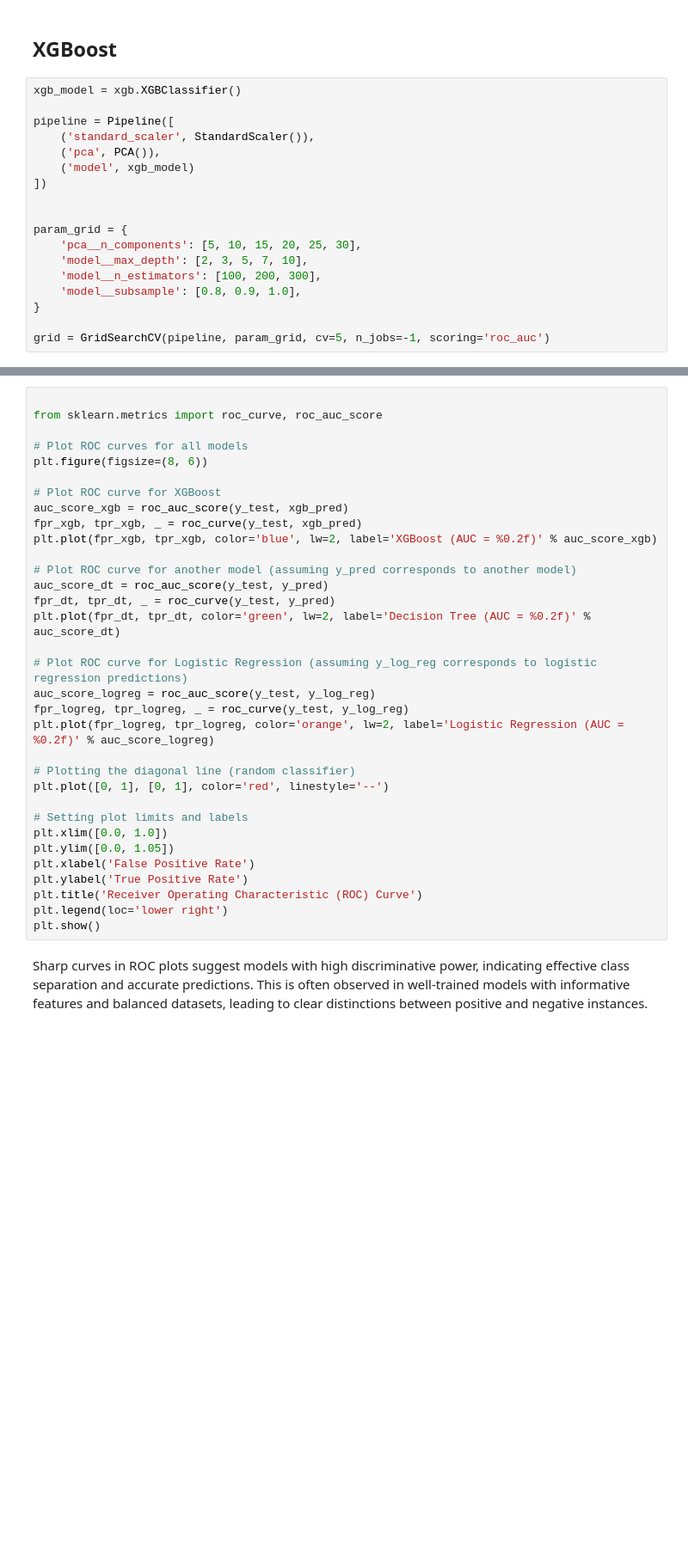
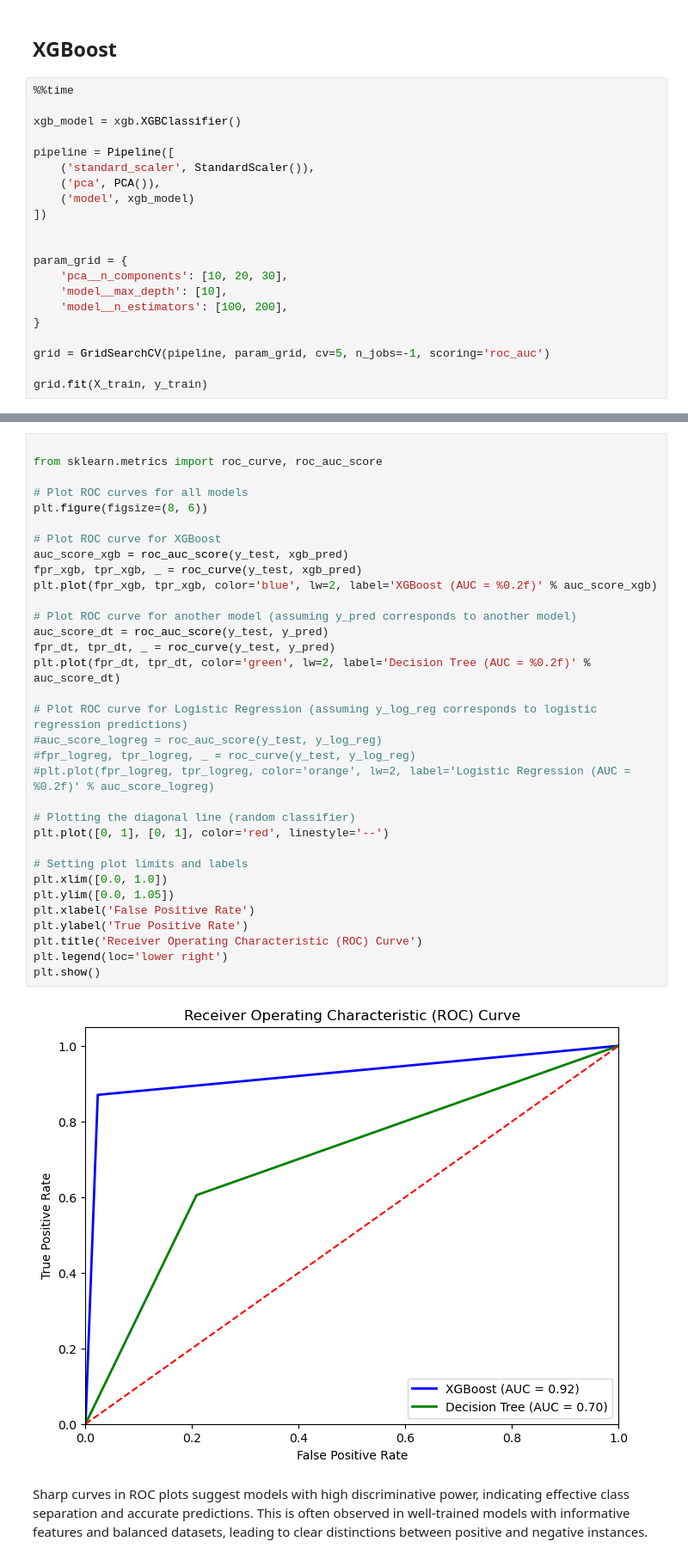
Before and after one commit to Guntaask/Capstone-Project, a Jupyter notebook: capstone_part2.ipynb, the cells around one changed output, grey strips where cells are left out. Shown at 86% size. Drawn from its saved outputs; the diff is of its cells as text; blank space fills up the shorter version.

```diff
--- a/capstone_part2.ipynb
+++ b/capstone_part2.ipynb
@@ -406,6 +460,8 @@ For the decision tree model, the precision is the proportion of true positive pr
 # %% [markdown]
 ## XGBoost
 # %%
+%%time
+
 xgb_model = xgb.XGBClassifier()
 
 pipeline = Pipeline([
@@ -416,10 +472,11 @@ pipeline = Pipeline([
 
 
 param_grid = {
-    'pca__n_components': [5, 10, 15, 20, 25, 30],
-    'model__max_depth': [2, 3, 5, 7, 10],
-    'model__n_estimators': [100, 200, 300],
-    'model__subsample': [0.8, 0.9, 1.0],
+    'pca__n_components': [10, 20, 30],
+    'model__max_depth': [10],
+    'model__n_estimators': [100, 200],
 }
 
 grid = GridSearchCV(pipeline, param_grid, cv=5, n_jobs=-1, scoring='roc_auc')
+
+grid.fit(X_train, y_train)
@@ -496,36 +611,38 @@ plt.show()
 # %%
 
 from sklearn.metrics import roc_curve, roc_auc_score
 
 # Plot ROC curves for all models
 plt.figure(figsize=(8, 6))
 
 # Plot ROC curve for XGBoost
 auc_score_xgb = roc_auc_score(y_test, xgb_pred)
 fpr_xgb, tpr_xgb, _ = roc_curve(y_test, xgb_pred)
 plt.plot(fpr_xgb, tpr_xgb, color='blue', lw=2, label='XGBoost (AUC = %0.2f)' % auc_score_xgb)
 
 # Plot ROC curve for another model (assuming y_pred corresponds to another model)
 auc_score_dt = roc_auc_score(y_test, y_pred)
 fpr_dt, tpr_dt, _ = roc_curve(y_test, y_pred)
 plt.plot(fpr_dt, tpr_dt, color='green', lw=2, label='Decision Tree (AUC = %0.2f)' % auc_score_dt)
 
 # Plot ROC curve for Logistic Regression (assuming y_log_reg corresponds to logistic regression predictions)
-auc_score_logreg = roc_auc_score(y_test, y_log_reg)
-fpr_logreg, tpr_logreg, _ = roc_curve(y_test, y_log_reg)
-plt.plot(fpr_logreg, tpr_logreg, color='orange', lw=2, label='Logistic Regression (AUC = %0.2f)' % auc_score_logreg)
+#auc_score_logreg = roc_auc_score(y_test, y_log_reg)
+#fpr_logreg, tpr_logreg, _ = roc_curve(y_test, y_log_reg)
+#plt.plot(fpr_logreg, tpr_logreg, color='orange', lw=2, label='Logistic Regression (AUC = %0.2f)' % auc_score_logreg)
 
 # Plotting the diagonal line (random classifier)
 plt.plot([0, 1], [0, 1], color='red', linestyle='--')
 
 # Setting plot limits and labels
 plt.xlim([0.0, 1.0])
 plt.ylim([0.0, 1.05])
 plt.xlabel('False Positive Rate')
 plt.ylabel('True Positive Rate')
 plt.title('Receiver Operating Characteristic (ROC) Curve')
 plt.legend(loc='lower right')
 plt.show()
+# %% [output]
+[figure, added]
 # %% [markdown]
 
 Sharp curves in ROC plots suggest models with high discriminative power, indicating effective class separation and accurate predictions. This is often observed in well-trained models with informative features and balanced datasets, leading to clear distinctions between positive and negative instances.
```
Also changed, not shown: parts of 30 cells of this notebook.
